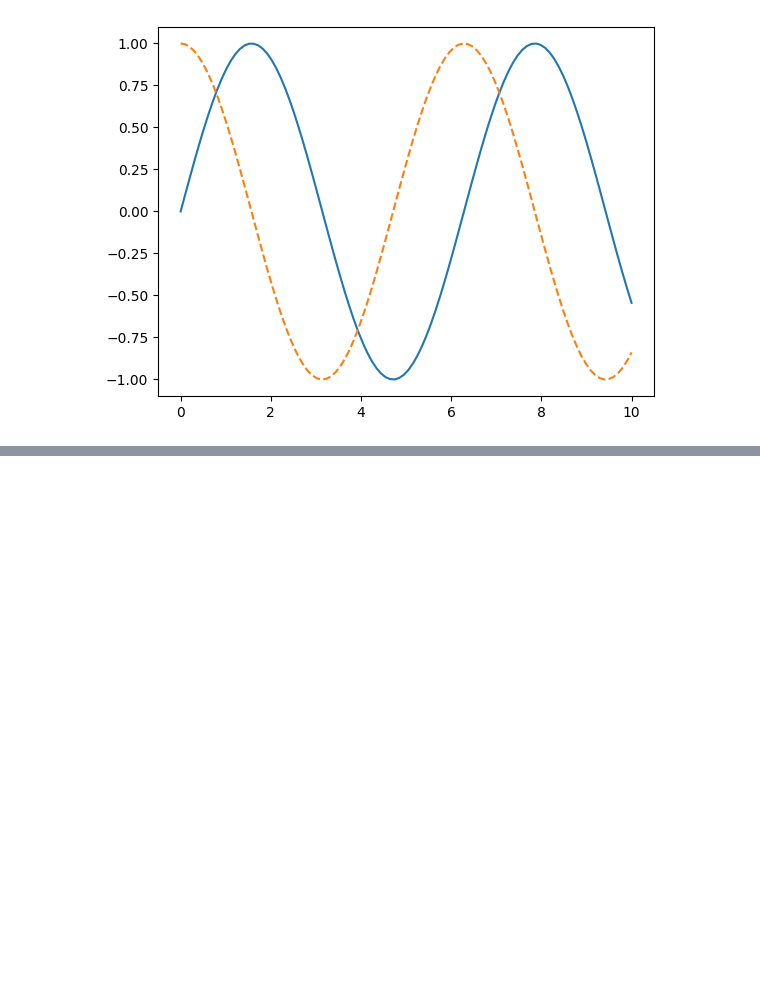
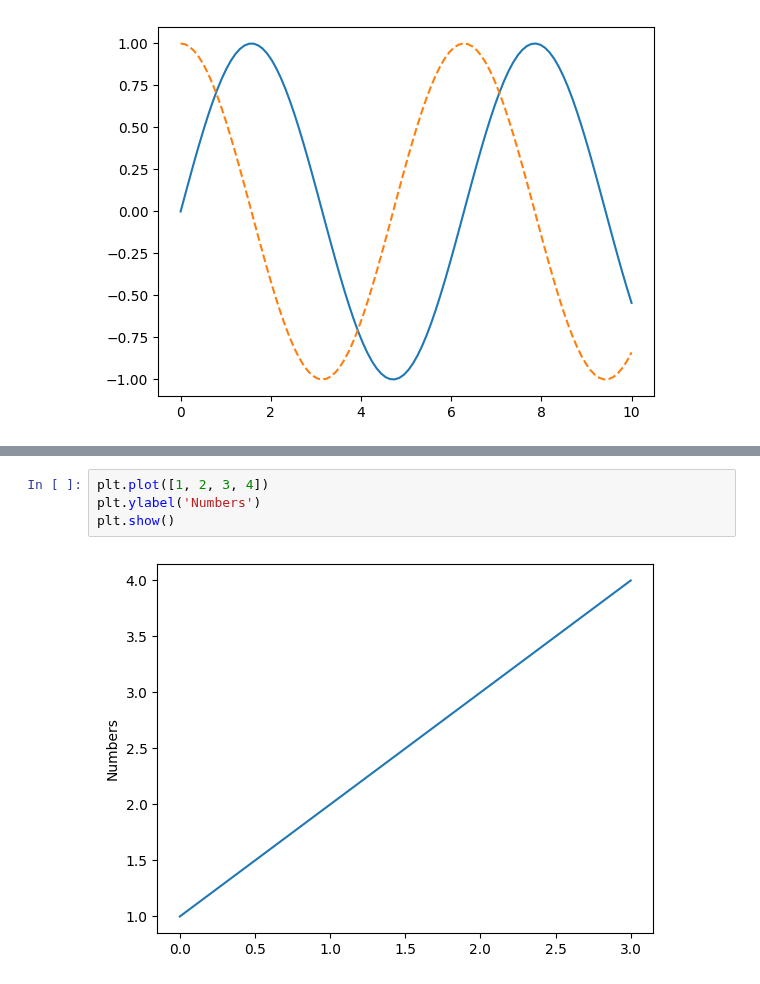
Before and after one commit to flyinacres/kaggle, a Jupyter notebook: matplotlib1.ipynb, the cells around one changed output, grey strips where cells are left out. Drawn from its saved outputs; the diff is of its cells as text; blank space fills up the shorter version.

```diff
--- a/matplotlib1.ipynb
+++ b/matplotlib1.ipynb
@@ -25,0 +55,6 @@ plt.plot(x1, np.cos(x1), '--');
+# %%
+plt.plot([1, 2, 3, 4])
+plt.ylabel('Numbers')
+plt.show()
+# %% [output]
+[figure, added]
```
Also changed, not shown: parts of 3 cells of this notebook.
